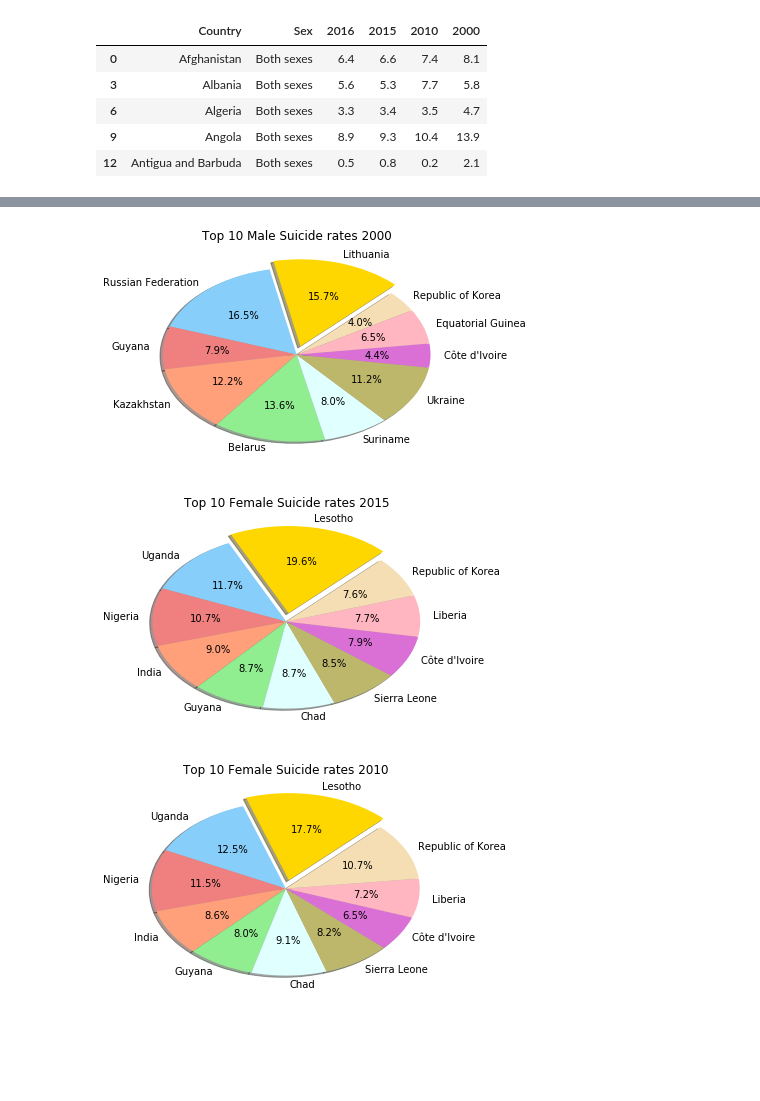
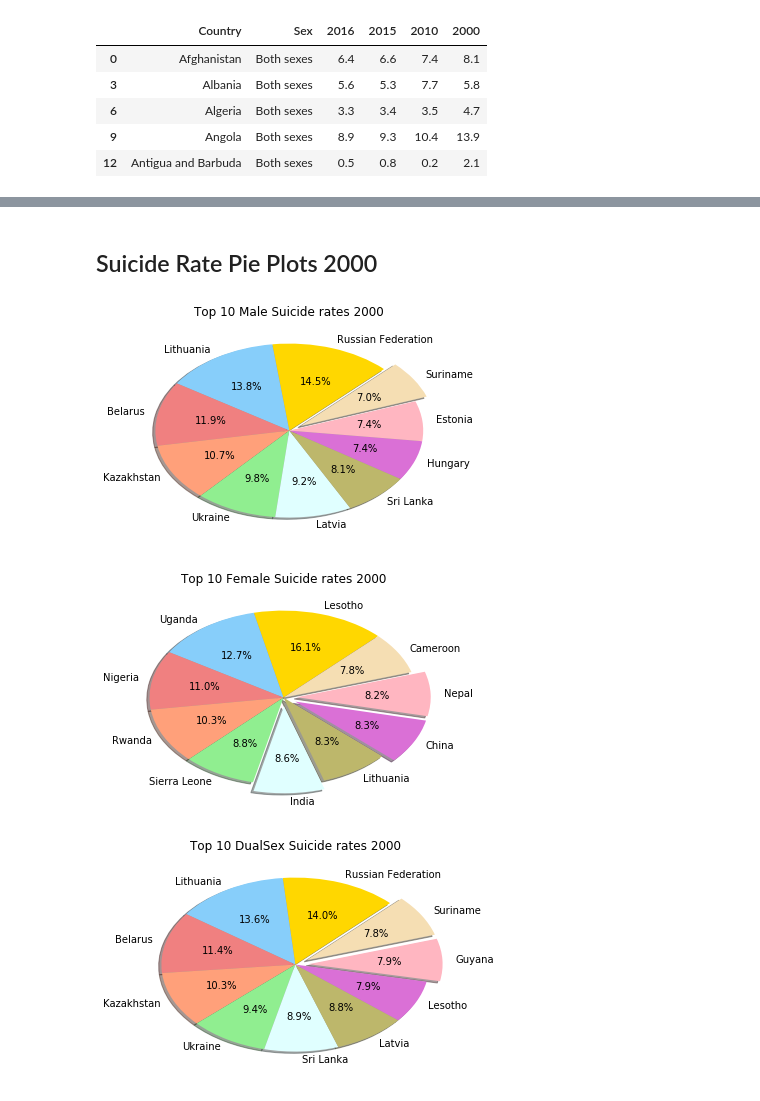
Before and after one commit to industrialhygiene1/suicide_squad, a Jupyter notebook: sbhatt/Suicide_Gender.ipynb, the cells around one changed output, grey strips where cells are left out. Cells and saved outputs as stored; diff of their text form; code cells hidden in the pictures; blank space fills up the shorter version.

```diff
--- a/sbhatt/Suicide_Gender.ipynb
+++ b/sbhatt/Suicide_Gender.ipynb
@@ -109,0 +61,6 @@ top_10_sr_dualsex
+# %%
+male_df = sr_male.drop(["Sex","2016"], axis=1)
+male_df_2015 = male_df.sort_values(by=['2015'], ascending = False)
+top_10_sr_male_2015 = male_df_2015.head(10)
+#top_10_sr_male = top_10_sr_male.drop(["Sex","2016"], axis=1)
+top_10_sr_male_2015
@@ -145,0 +273,4 @@ plt.show()
+# %%
+male_df_2000 = male_df.sort_values(by=['2000'], ascending = False)
+top_10_sr_male_2000 = male_df_2000.head(10)
+top_10_sr_male_2000
@@ -146,51 +321,53 @@ plt.show()
+# %% [markdown]
+## Suicide Rate Pie Plots 2000
 # %%
-male_sr_size = list(top_10_sr_male["2000"])
-labels = list (top_10_sr_male["Country"])
+male_sr_size = list(top_10_sr_male_2000["2000"])
+labels = list (top_10_sr_male_2000["Country"])
 pie_colors = ['gold', 'lightskyblue', 'lightcoral', 'lightsalmon', 'lightgreen',
               'lightcyan', 'darkkhaki', 'orchid', 'lightpink', 'wheat']
-explode = [0.1, 0, 0, 0, 0, 0, 0, 0, 0, 0]
+explode = [0, 0, 0, 0, 0, 0, 0, 0, 0, 0.1]
 plt.pie (male_sr_size,labels = labels, autopct = "%1.1f%%", explode = explode, shadow = True, startangle = 45, colors = pie_colors)
 #plt.axis("equal")
 plt.axes().set_aspect('auto', anchor = 'C', adjustable = 'datalim')
 plt.title ("Top 10 Male Suicide rates 2000")
 # Save Figure
 plt.savefig("Plots/Top 10 Male_SuicideRate_2000", bbox_inches = 'tight')
 
 # Show Figure
 plt.show()
 # %% [output]
-[figure, old version]
+[figure, new version]
 # %%
-female_sr_size = list(top_10_sr_female["2015"])
-labels = list (top_10_sr_female["Country"])
+female_sr_size = list(top_10_sr_female_2000["2000"])
+labels = list (top_10_sr_female_2000["Country"])
 pie_colors = ['gold', 'lightskyblue', 'lightcoral', 'lightsalmon', 'lightgreen',
               'lightcyan', 'darkkhaki', 'orchid', 'lightpink', 'wheat']
-explode = [0.1, 0, 0, 0, 0, 0, 0, 0, 0, 0]
+explode = [0, 0, 0, 0, 0, 0.1, 0, 0.1, 0.1, 0]
 plt.pie (female_sr_size,labels = labels, autopct = "%1.1f%%", explode = explode, shadow = True, startangle = 45, colors = pie_colors)
 #plt.axis("equal")
 plt.axes().set_aspect('auto', anchor = 'C', adjustable = 'datalim')
-plt.title ("Top 10 Female Suicide rates 2015")
+plt.title ("Top 10 Female Suicide rates 2000")
 # Save Figure
-plt.savefig("Plots/Top 10 Female_SuicideRate_2015", bbox_inches = 'tight')
+plt.savefig("Plots/Top 10 Female_SuicideRate_2000", bbox_inches = 'tight')
 
 # Show Figure
 plt.show()
 # %% [output]
-[figure, old version]
+[figure, new version]
 # %%
-female_sr_size = list(top_10_sr_female["2010"])
-labels = list (top_10_sr_female["Country"])
+dualsex_sr_size = list(top_10_sr_dualsex_2000["2000"])
+labels = list (top_10_sr_dualsex_2000["Country"])
 pie_colors = ['gold', 'lightskyblue', 'lightcoral', 'lightsalmon', 'lightgreen',
               'lightcyan', 'darkkhaki', 'orchid', 'lightpink', 'wheat']
-explode = [0.1, 0, 0, 0, 0, 0, 0, 0, 0, 0]
-plt.pie (female_sr_size,labels = labels, autopct = "%1.1f%%", explode = explode, shadow = True, startangle = 45, colors = pie_colors)
+explode = [0, 0, 0, 0, 0, 0, 0, 0, 0.1, 0.1]
+plt.pie (dualsex_sr_size,labels = labels, autopct = "%1.1f%%", explode = explode, shadow = True, startangle = 45, colors = pie_colors)
 #plt.axis("equal")
 plt.axes().set_aspect('auto', anchor = 'C', adjustable = 'datalim')
-plt.title ("Top 10 Female Suicide rates 2010")
+plt.title ("Top 10 DualSex Suicide rates 2000")
 # Save Figure
-plt.savefig("Plots/Top 10 Female_SuicideRate_2010", bbox_inches = 'tight')
+plt.savefig("Plots/Top 10 DualSex Suicide rates 2000", bbox_inches = 'tight')
 
 # Show Figure
 plt.show()
 # %% [output]
-[figure, old version]
+[figure, new version]
```
Also changed, not shown: parts of 27 cells of this notebook, 19 other files.
